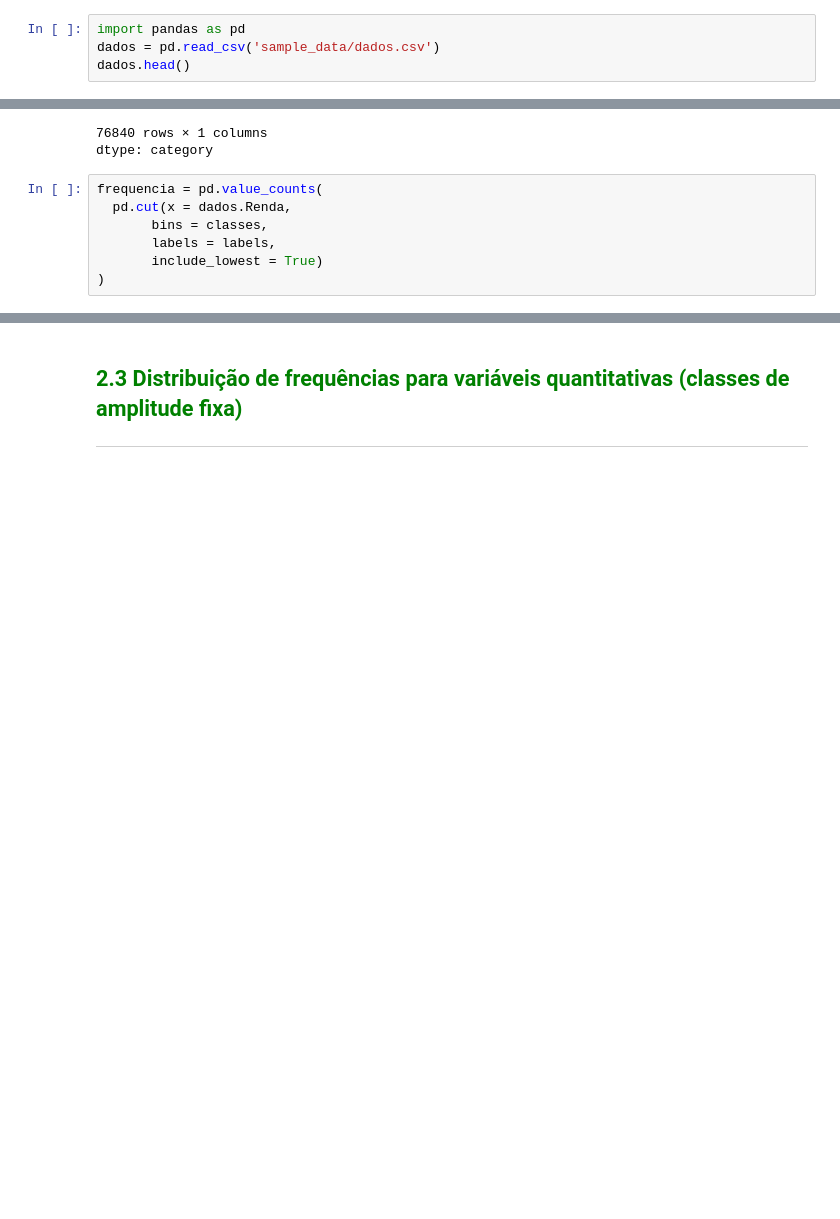
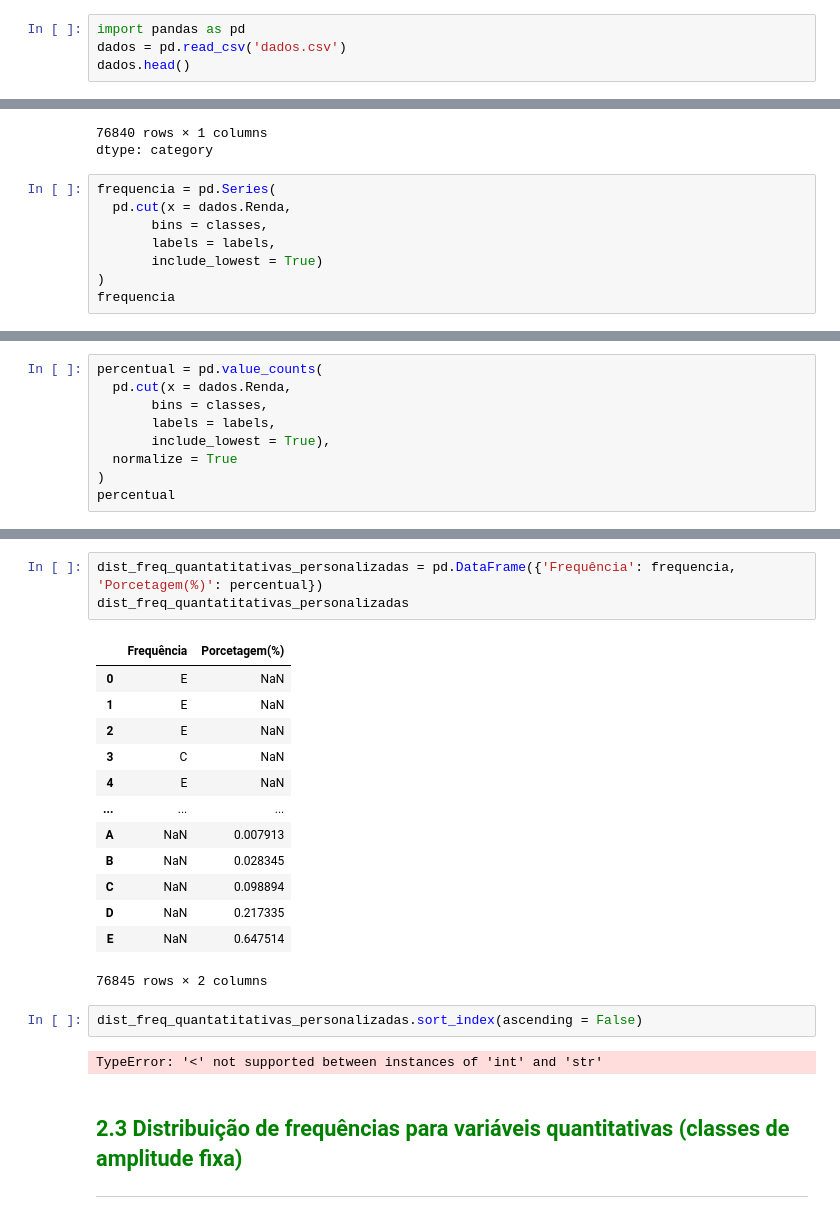
Before and after one commit to WevertoonDev/Estudos, a Jupyter notebook: Curso_de_Estatística_Parte_1.ipynb, the cells around one changed output, grey strips where cells are left out. Saved outputs shown, nothing was run; the diff lists cells and outputs as text; blank space fills up the shorter version.

```diff
--- a/Curso_de_Estatística_Parte_1.ipynb
+++ b/Curso_de_Estatística_Parte_1.ipynb
@@ -125,7 +125,7 @@ Altura do morador em metros.
 https://pandas.pydata.org/
 # %%
 import pandas as pd
-dados = pd.read_csv('sample_data/dados.csv')
+dados = pd.read_csv('dados.csv')
 dados.head()
 # %% [output]
 |  | UF | Sexo | Idade | Cor | Anos de Estudo | Renda | Altura |
@@ -423,9 +423,10 @@ pd.cut(x = dados.Renda,
 76840 rows × 1 columns
 dtype: category
 # %%
-frequencia = pd.value_counts(
+frequencia = pd.Series(
   pd.cut(x = dados.Renda,
        bins = classes,
        labels = labels,
        include_lowest = True)
 )
+frequencia
@@ -431,0 +448,9 @@ frequencia = pd.value_counts(
+# %%
+percentual = pd.value_counts(
+  pd.cut(x = dados.Renda,
+       bins = classes,
+       labels = labels,
+       include_lowest = True),
+  normalize = True
+)
+percentual
@@ -432,3 +466,24 @@ frequencia = pd.value_counts(
+# %%
+dist_freq_quantatitativas_personalizadas = pd.DataFrame({'Frequência': frequencia, 'Porcetagem(%)': percentual})
+dist_freq_quantatitativas_personalizadas
+# %% [output]
+|  | Frequência | Porcetagem(%) |
+| 0 | E | NaN |
+| 1 | E | NaN |
+| 2 | E | NaN |
+| 3 | C | NaN |
+| 4 | E | NaN |
+| ... | ... | ... |
+| A | NaN | 0.007913 |
+| B | NaN | 0.028345 |
+| C | NaN | 0.098894 |
+| D | NaN | 0.217335 |
+| E | NaN | 0.647514 |
+76845 rows × 2 columns
+# %%
+dist_freq_quantatitativas_personalizadas.sort_index(ascending = False)
+# %% [output]
+TypeError: '<' not supported between instances of 'int' and 'str'
 # %% [markdown]
 ## <font color=green>2.3 Distribuição de frequências para variáveis quantitativas (classes de amplitude fixa)</font>
 ***
```
Also changed, not shown: parts of 2 cells of this notebook.
